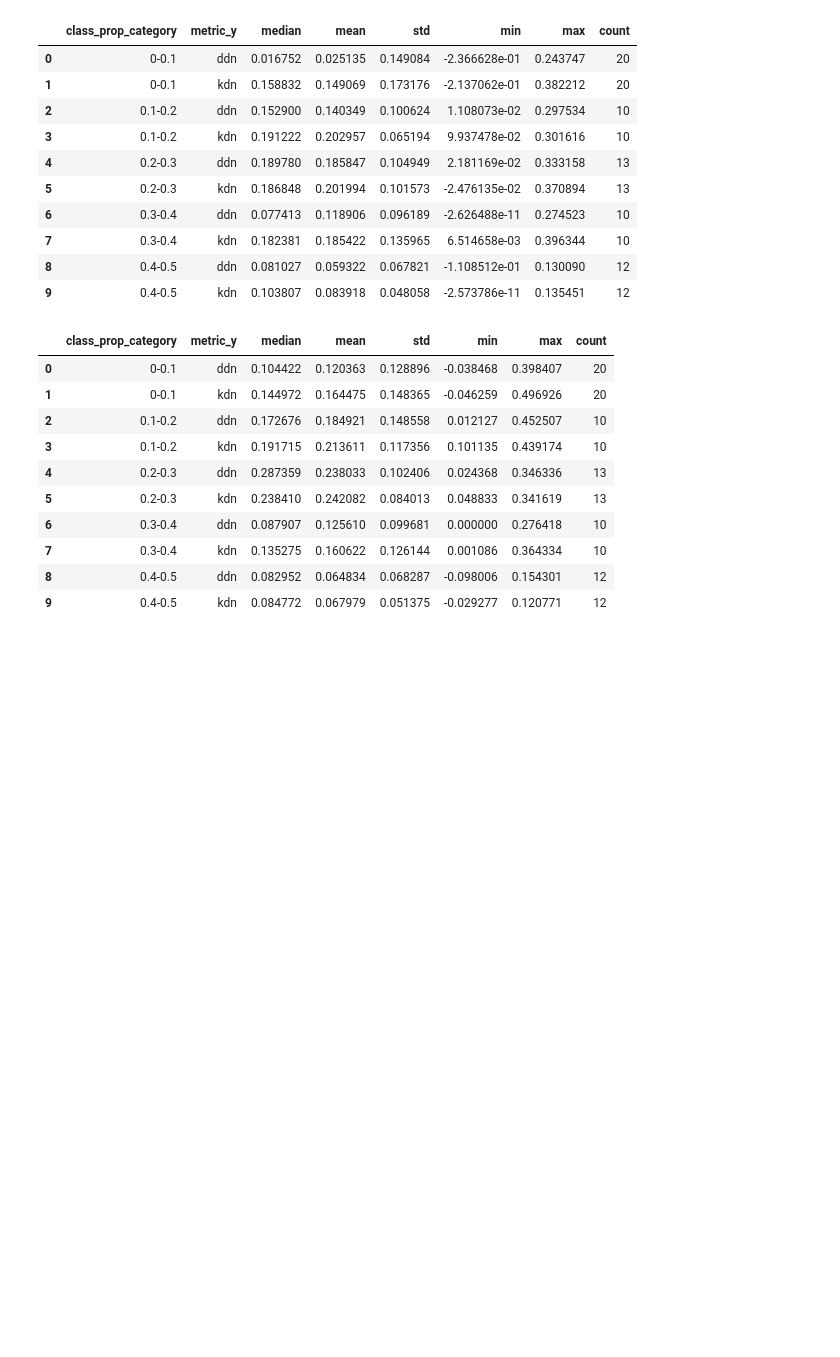
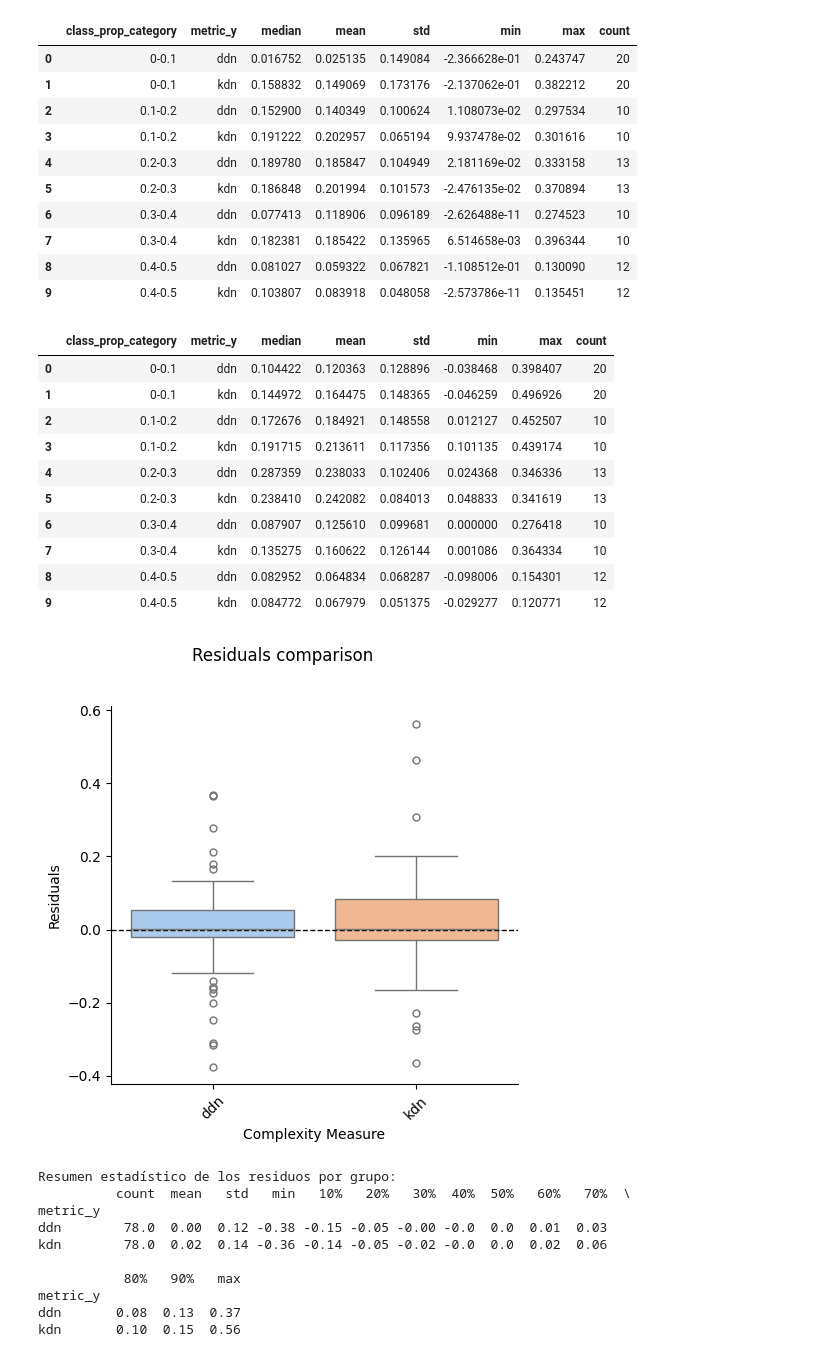
Before and after one commit to URJCDSLab/dynamic_disagreeing_neighbors, a Jupyter notebook: notebooks/best_complexity_across_proportion.ipynb, the cells around one changed output. Cells and saved outputs as stored; diff of their text form; code cells hidden in the pictures; blank space fills up the shorter version.

```diff
--- a/notebooks/best_complexity_across_proportion.ipynb
+++ b/notebooks/best_complexity_across_proportion.ipynb
@@ -121,3 +128,83 @@ calculate_grouped_statistics(df_merged[df_merged['metric_x'] == 'scaled_mcc_scor
 | 7 | 0.3-0.4 | kdn | 0.135275 | 0.160622 | 0.126144 | 0.001086 | 0.364334 | 10 |
 | 8 | 0.4-0.5 | ddn | 0.082952 | 0.064834 | 0.068287 | -0.098006 | 0.154301 | 12 |
 | 9 | 0.4-0.5 | kdn | 0.084772 | 0.067979 | 0.051375 | -0.029277 | 0.120771 | 12 |
+# %%
+import pandas as pd
+import matplotlib.pyplot as plt
+import seaborn as sns
+from sklearn.tree import DecisionTreeRegressor
+from sklearn.model_selection import train_test_split
+from sklearn.metrics import mean_squared_error, r2_score
+
+# Función para entrenar y evaluar el modelo para un subconjunto de datos
+def train_and_evaluate_model(data, label):
+    # Seleccionar las variables predictoras y la variable respuesta
+    X = data[["dataset_complexity", "minority_class_complexity"]]
+    y = data["score"]
+
+    # Dividir los datos en entrenamiento (70%) y test (30%)
+    X_train, X_test, y_train, y_test = train_test_split(X, y, test_size=0.3, stratify=data['metric_x'], random_state=42)
+
+    # Crear y entrenar el árbol de regresión
+    model = DecisionTreeRegressor(random_state=42)
+    model.fit(X_train, y_train)
+
+    # Predicción en el conjunto de test
+    y_pred = model.predict(X_test)
+
+    return model, X_test, y_test, y_pred
+
+# Filtrar el dataset para cada grupo
+datos_ddn = df_merged[df_merged['metric_y'] == 'ddn'].copy()
+datos_kdn = df_merged[df_merged['metric_y'] == 'kdn'].copy()
+
+# Entrenar y evaluar el modelo para ddn y kdn
+model_ddn, X_test_ddn, y_test_ddn, y_pred_ddn = train_and_evaluate_model(datos_ddn, 'ddn')
+model_kdn, X_test_kdn, y_test_kdn, y_pred_kdn = train_and_evaluate_model(datos_kdn, 'kdn')
+
+# Calcular los residuos para cada modelo
+resid_ddn = y_test_ddn - y_pred_ddn
+resid_kdn = y_test_kdn - y_pred_kdn
+
+# Crear DataFrames para los residuos de cada grupo y unirlos
+df_resid_ddn = pd.DataFrame({"resid": resid_ddn, "metric_y": "ddn"})
+df_resid_kdn = pd.DataFrame({"resid": resid_kdn, "metric_y": "kdn"})
+df_resid = pd.concat([df_resid_ddn, df_resid_kdn], ignore_index=True)
+
+# --- Gráfico 1: Boxplot comparativo de residuos con Seaborn ---
+g = sns.catplot(
+    data=df_resid,
+    x="metric_y",
+    y="resid",
+    kind="box",
+    palette="pastel",
+    legend_out=True
+)
+g.fig.suptitle("Residuals comparison", y=1.02)
+plt.axhline(0, color='black', linestyle='--', linewidth=1)
+plt.ylabel("Residuals")
+plt.xlabel("Complexity Measure")
+plt.xticks(rotation=45)
+plt.tight_layout()
+plt.show()
+
+# Obtener los colores de la paleta "pastel" para usar en los gráficos diagnósticos
+colors = sns.color_palette("pastel", 2)
+color_ddn = colors[0]
+color_kdn = colors[1]
+
+# --- Resumen estadístico de los residuos ---
+print("Resumen estadístico de los residuos por grupo:")
+print(df_resid.groupby("metric_y")["resid"].describe(percentiles=[i*0.1 for i in range(1,10)]).round(2))
+# %% [output]
+[figure, added]
+Resumen estadístico de los residuos por grupo:
+          count  mean   std   min   10%   20%   30%  40%  50%   60%   70%  \
+metric_y
+ddn        78.0  0.00  0.12 -0.38 -0.15 -0.05 -0.00 -0.0  0.0  0.01  0.03
+kdn        78.0  0.02  0.14 -0.36 -0.14 -0.05 -0.02 -0.0  0.0  0.02  0.06
+
+           80%   90%   max
+metric_y
+ddn       0.08  0.13  0.37
+kdn       0.10  0.15  0.56
```
Also changed, not shown: parts of 4 cells of this notebook, 4 other files.
